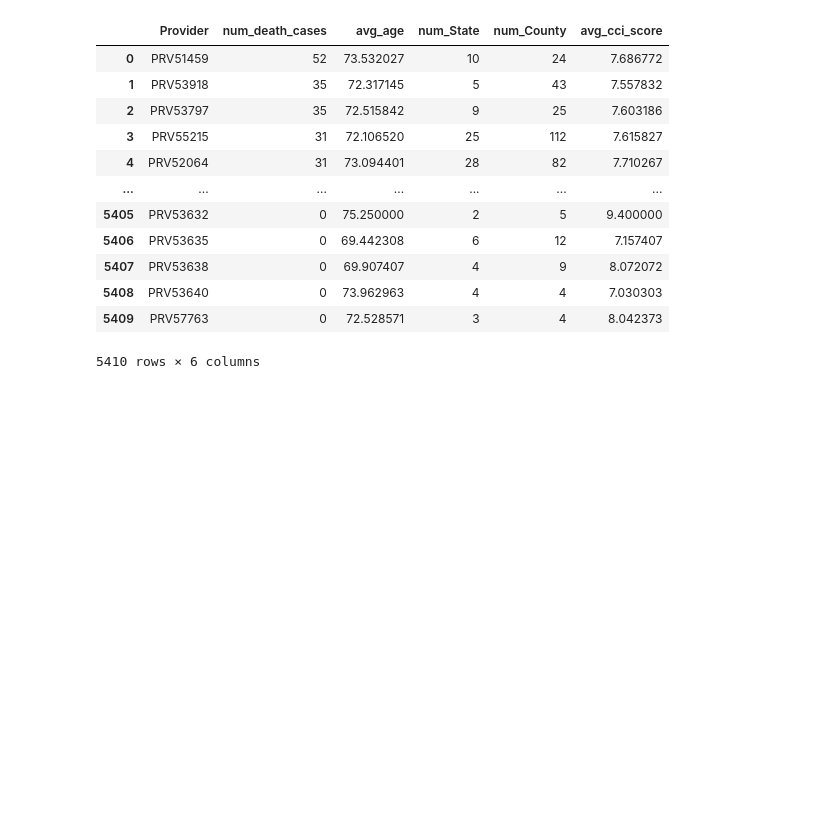
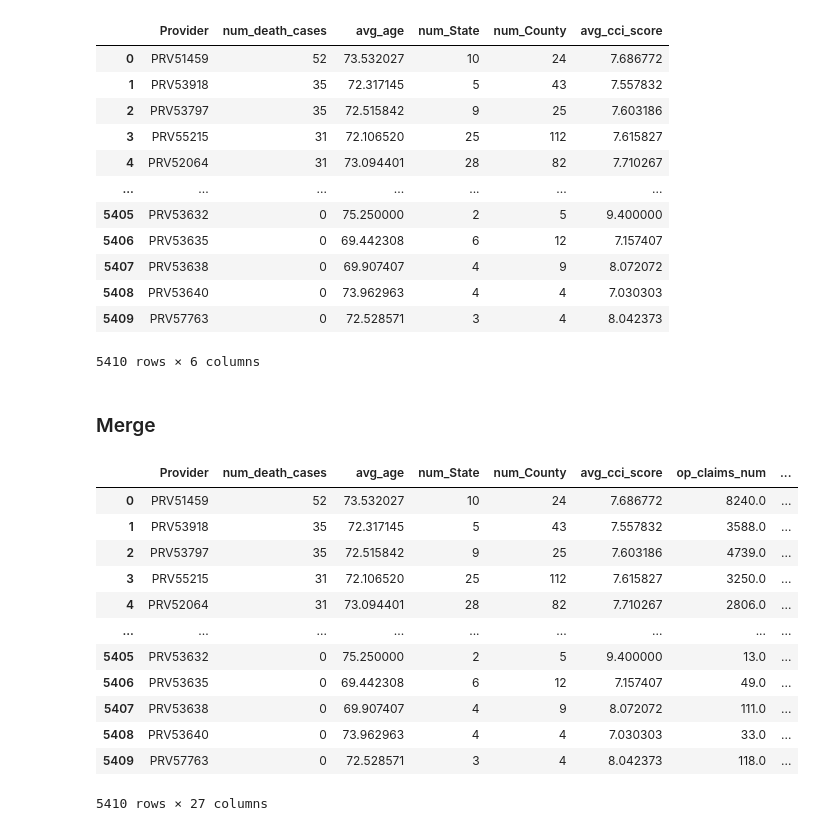
Before and after one commit to yingliu1206/Fraud-detection-In-Health-Care, a Jupyter notebook: code_v2.ipynb, the cells around one changed output. Drawn from its saved outputs; the diff is of its cells as text; code cells hidden in the pictures; blank space fills up the shorter version.

Commit message:
merge three datasets

```diff
--- a/code_v2.ipynb
+++ b/code_v2.ipynb
@@ -1085,3 +1085,24 @@ df_merged_pt
 | 5408 | PRV53640 | 0 | 73.962963 | 4 | 4 | 7.030303 |
 | 5409 | PRV57763 | 0 | 72.528571 | 3 | 4 | 8.042373 |
 5410 rows × 6 columns
+# %% [markdown]
+### Merge
+# %%
+df_final = df_merged_pt.merge(df_merged_op, how = 'outer', on = 'Provider')
+# %%
+df_final = df_final.merge(df_merged, how = 'outer', on = 'Provider')
+df_final
+# %% [output]
+|  | Provider | num_death_cases | avg_age | num_State | num_County | avg_cci_score | op_claims_num | ... |
+| 0 | PRV51459 | 52 | 73.532027 | 10 | 24 | 7.686772 | 8240.0 | ... |
+| 1 | PRV53918 | 35 | 72.317145 | 5 | 43 | 7.557832 | 3588.0 | ... |
+| 2 | PRV53797 | 35 | 72.515842 | 9 | 25 | 7.603186 | 4739.0 | ... |
+| 3 | PRV55215 | 31 | 72.106520 | 25 | 112 | 7.615827 | 3250.0 | ... |
+| 4 | PRV52064 | 31 | 73.094401 | 28 | 82 | 7.710267 | 2806.0 | ... |
+| ... | ... | ... | ... | ... | ... | ... | ... | ... |
+| 5405 | PRV53632 | 0 | 75.250000 | 2 | 5 | 9.400000 | 13.0 | ... |
+| 5406 | PRV53635 | 0 | 69.442308 | 6 | 12 | 7.157407 | 49.0 | ... |
+| 5407 | PRV53638 | 0 | 69.907407 | 4 | 9 | 8.072072 | 111.0 | ... |
+| 5408 | PRV53640 | 0 | 73.962963 | 4 | 4 | 7.030303 | 33.0 | ... |
+| 5409 | PRV57763 | 0 | 72.528571 | 3 | 4 | 8.042373 | 118.0 | ... |
+5410 rows × 27 columns
```
